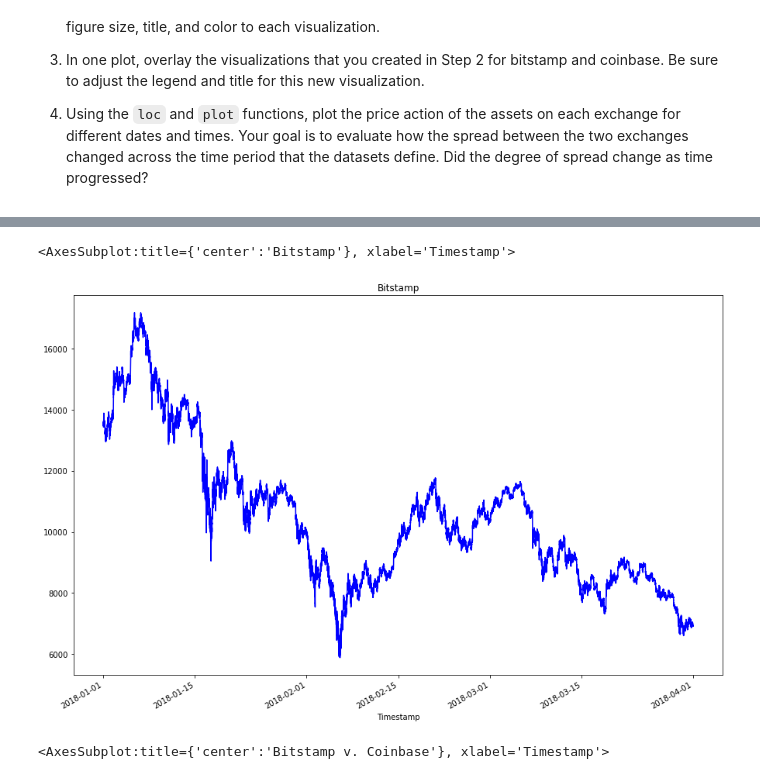
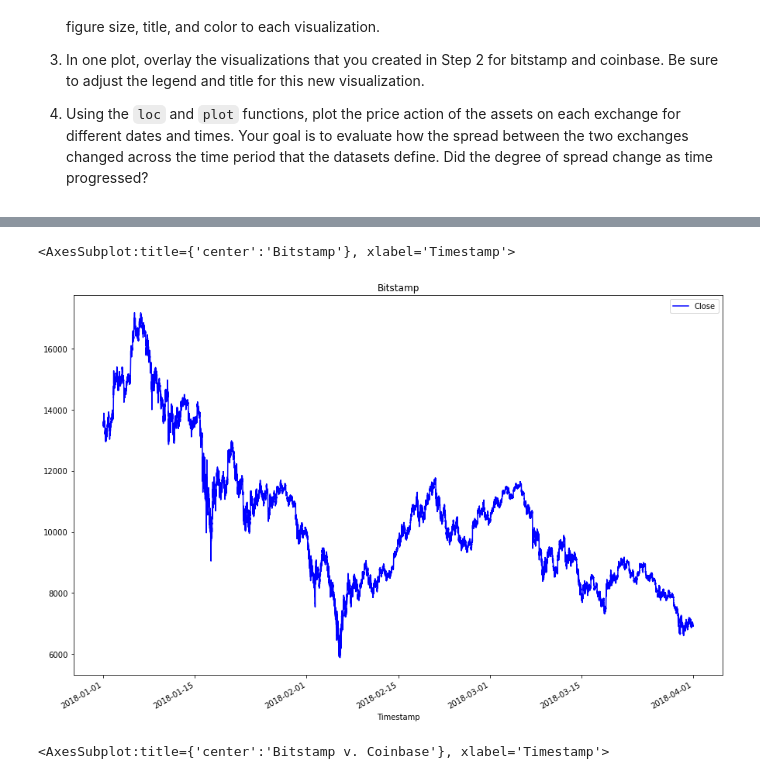
Before and after one commit to TaoNYC/columbia_fintech, a Jupyter notebook: Challenge_3_Bitcoin Arbitrage/crypto_arbitrage.ipynb, the cells around one changed output, grey strips where cells are left out. Cells and saved outputs as stored; diff of their text form; code cells hidden in the pictures.

```diff
--- a/Challenge_3_Bitcoin Arbitrage/crypto_arbitrage.ipynb
+++ b/Challenge_3_Bitcoin Arbitrage/crypto_arbitrage.ipynb
@@ -326,7 +298,7 @@ bitstamp_sliced.head()
 | 2018-01-01 00:04:00 | 13620.00 |
 # %%
 # Use loc or iloc to select `Timestamp (the index)` and `Close` from coinbase DataFrame
-coinbase_sliced = coinbase.iloc[:,[3]]
+coinbase_sliced = coinbase.loc[:,['Close']]
 
 # Review the first five rows of the DataFrame
 # YOUR CODE HERE
@@ -390,11 +366,11 @@ bitstamp['Close'].plot(figsize=(15,10),title='Bitstamp',color='red')
 # %%
 # Create a line plot for the coinbase DataFrame for the full length of time in the dataset
 # Be sure that the figure size, title, and color are tailored to each visualization
 # YOUR CODE HERE
-coinbase['Close'].plot(figsize=(15,10),title='Bitstamp',color='blue')
+coinbase_sliced.plot(figsize=(15,10),title='Bitstamp',color='blue')
 # %% [output]
 <AxesSubplot:title={'center':'Bitstamp'}, xlabel='Timestamp'>
-[figure, old version]
+[figure, new version]
 # %%
 # Overlay the visualizations for the bitstamp and coinbase DataFrames in one plot
 # The plot should visualize the prices over the full lenth of the dataset
```
Also changed, not shown: parts of 31 cells of this notebook, 4 other files.
